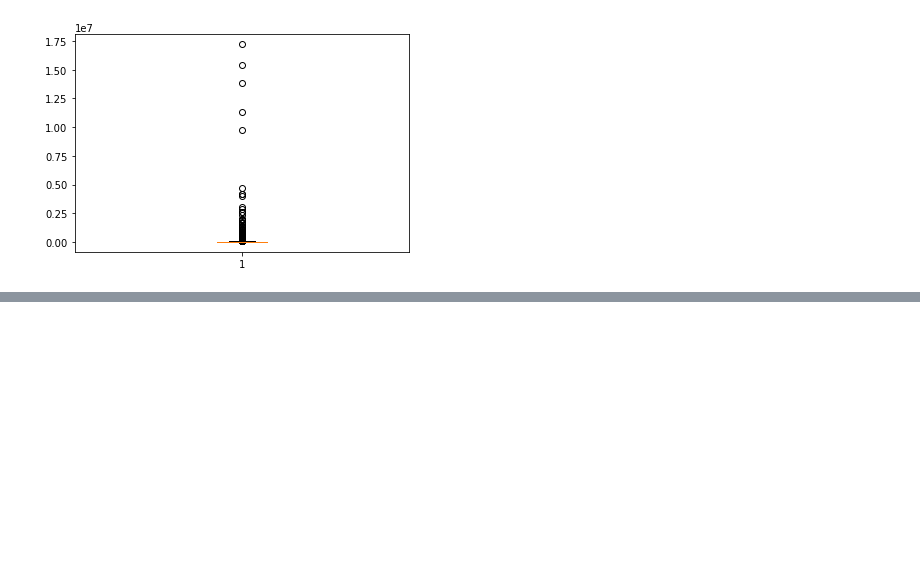
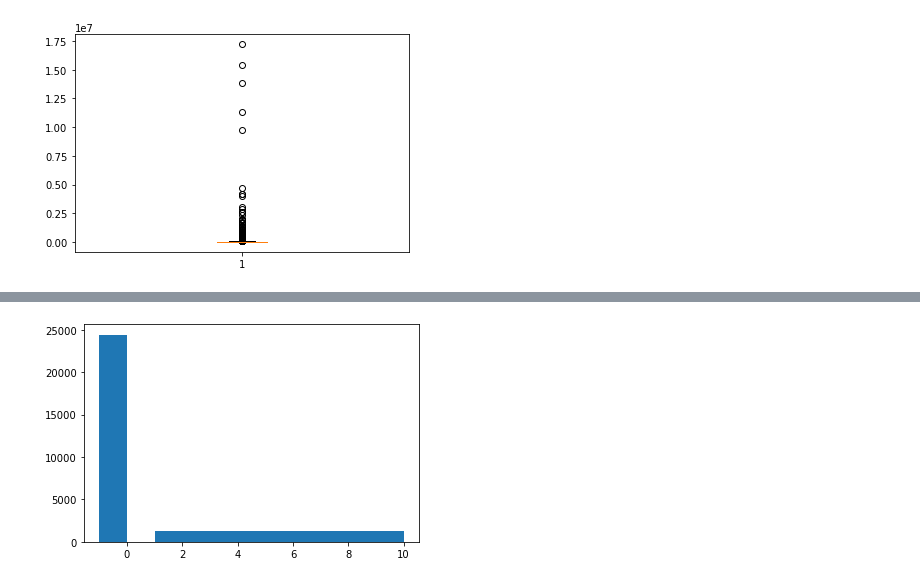
Before and after one commit to zjbrown0689/Solar-Panel-Capstone, a Jupyter notebook: notebooks/Data Wrangling.ipynb, the cells around one changed output, grey strips where cells are left out. Cells and saved outputs as stored; diff of their text form; code cells hidden in the pictures; blank space fills up the shorter version.

```diff
--- a/notebooks/Data Wrangling.ipynb
+++ b/notebooks/Data Wrangling.ipynb
@@ -171,0 +181,7 @@ plt.show
+# %%
+# The histogram above is concerning because it looks like there's more than 10,000 entries below $1,000 which is likely lower
+# than a real solar panel installation. Let's dig a little deeper, as -1 values are likely entered in place of missing data
+plt.hist(newest_res_data['total_installed_price'], bins=[-1, 0, 1, 10])
+plt.show()
+# %% [output]
+[figure, added]
```
Also changed, not shown: parts of 12 cells of this notebook, 1 other file.
